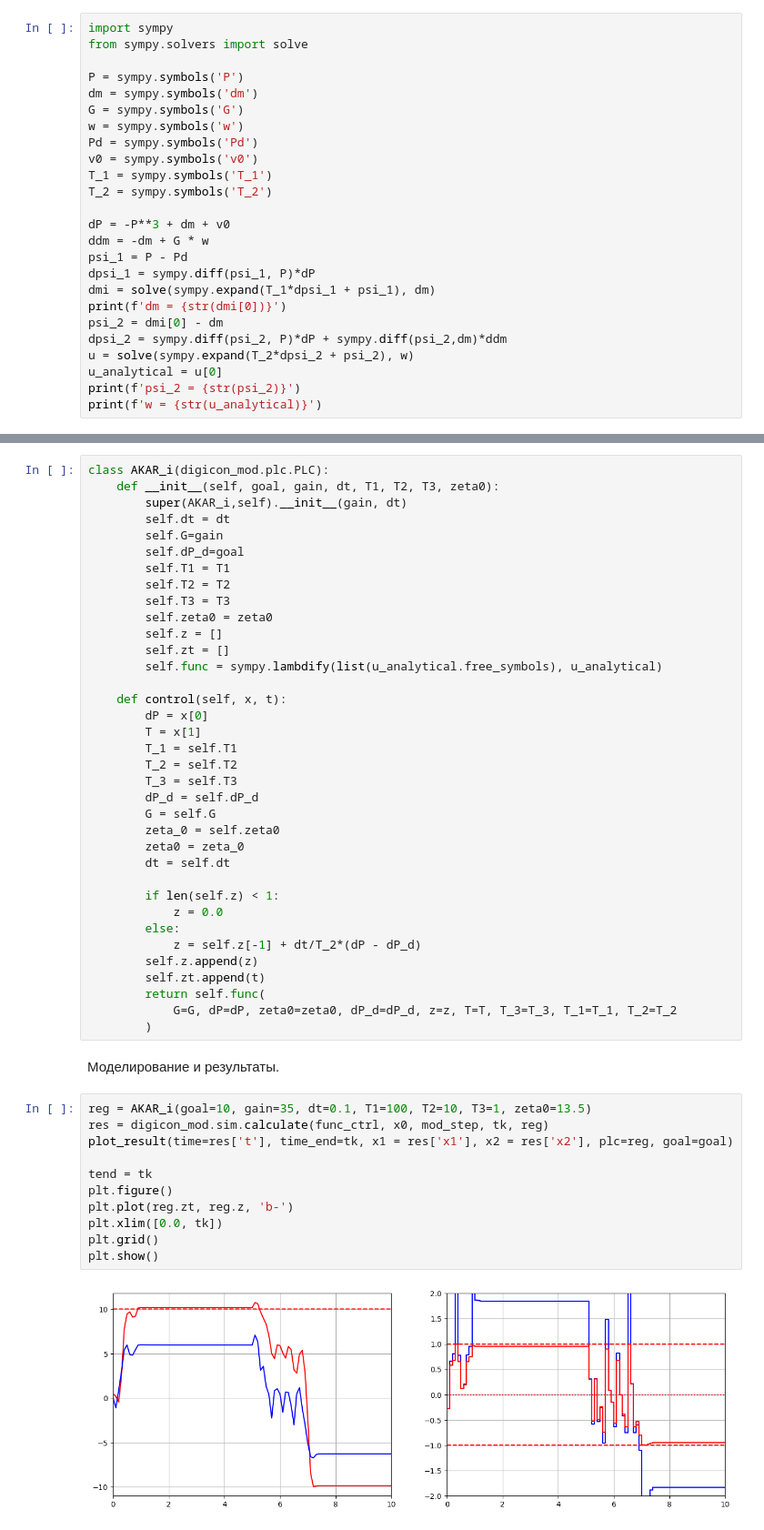
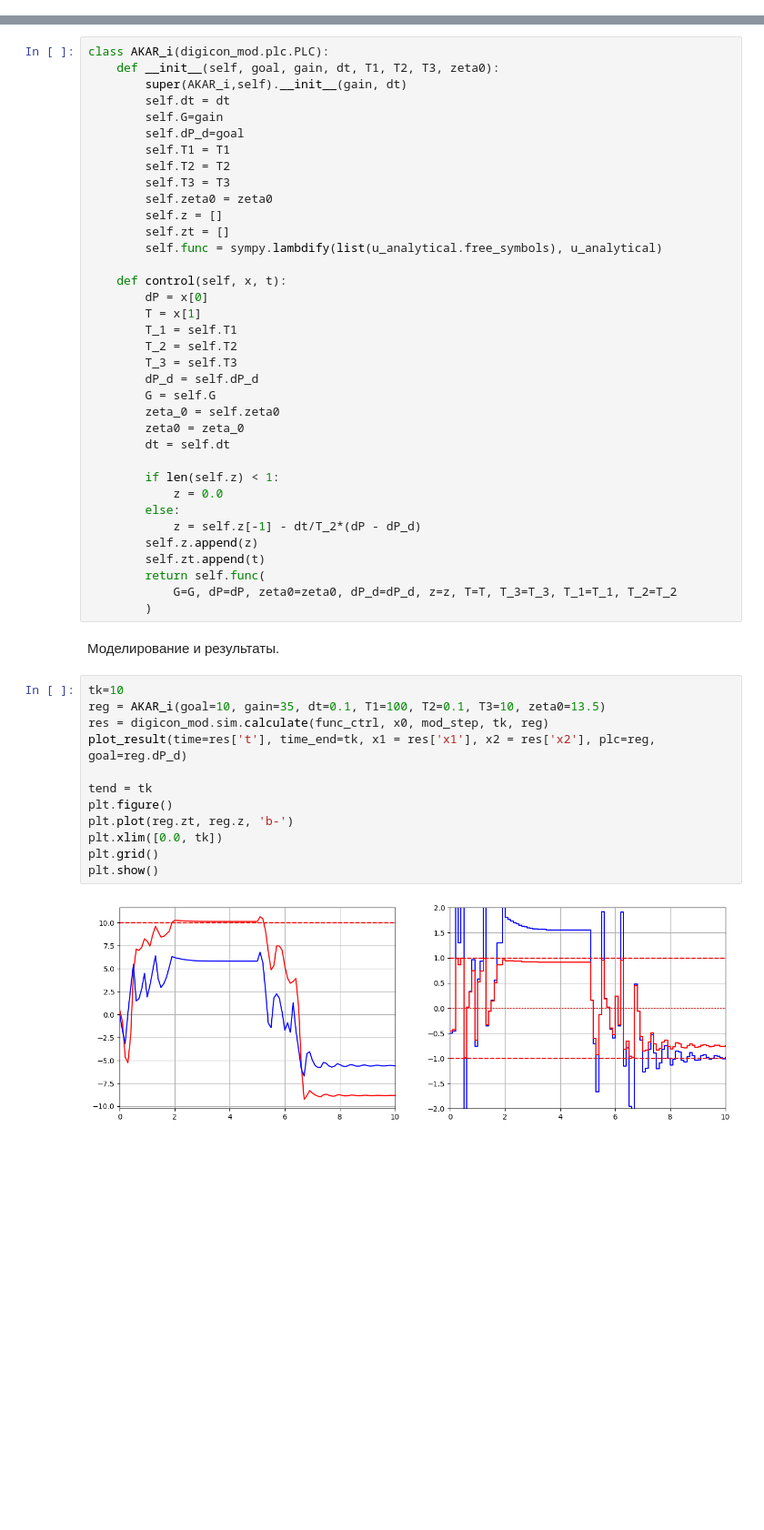
Before and after one commit to sanka-eu/nonlinear_and_adaptive_control_practice, a Jupyter notebook: lab2_akar.ipynb, the cells around one changed output, grey strips where cells are left out. Shown at 91% size. Drawn from its saved outputs; the diff is of its cells as text; blank space fills up the shorter version.

```diff
--- a/lab2_akar.ipynb
+++ b/lab2_akar.ipynb
@@ -103,25 +72,0 @@ $w=(-3 P^5 + 2 P^3 + 3 P^2 dm + 3 P^2 v(t) + 3 P^2 v_0 - P + Pd - dm - 2 v(t) -
-# %%
-import sympy
-from sympy.solvers import solve
-
-P = sympy.symbols('P')
-dm = sympy.symbols('dm')
-G = sympy.symbols('G')
-w = sympy.symbols('w')
-Pd = sympy.symbols('Pd')
-v0 = sympy.symbols('v0')
-T_1 = sympy.symbols('T_1')
-T_2 = sympy.symbols('T_2')
-
-dP = -P**3 + dm + v0
-ddm = -dm + G * w
-psi_1 = P - Pd
-dpsi_1 = sympy.diff(psi_1, P)*dP
-dmi = solve(sympy.expand(T_1*dpsi_1 + psi_1), dm)
-print(f'dm = {str(dmi[0])}')
-psi_2 = dmi[0] - dm
-dpsi_2 = sympy.diff(psi_2, P)*dP + sympy.diff(psi_2,dm)*ddm
-u = solve(sympy.expand(T_2*dpsi_2 + psi_2), w)
-u_analytical = u[0]
-print(f'psi_2 = {str(psi_2)}')
-print(f'w = {str(u_analytical)}')
@@ -328,7 +269,7 @@ class AKAR_i(digicon_mod.plc.PLC):
         if len(self.z) < 1:
             z = 0.0
         else:
-            z = self.z[-1] + dt/T_2*(dP - dP_d)
+            z = self.z[-1] - dt/T_2*(dP - dP_d)
         self.z.append(z)
         self.zt.append(t)
         return self.func(
@@ -337,15 +278,16 @@ class AKAR_i(digicon_mod.plc.PLC):
 # %% [markdown]
 Моделирование и результаты.
 # %%
-reg = AKAR_i(goal=10, gain=35, dt=0.1, T1=100, T2=10, T3=1, zeta0=13.5)
+tk=10
+reg = AKAR_i(goal=10, gain=35, dt=0.1, T1=100, T2=0.1, T3=10, zeta0=13.5)
 res = digicon_mod.sim.calculate(func_ctrl, x0, mod_step, tk, reg)
-plot_result(time=res['t'], time_end=tk, x1 = res['x1'], x2 = res['x2'], plc=reg, goal=goal)
+plot_result(time=res['t'], time_end=tk, x1 = res['x1'], x2 = res['x2'], plc=reg, goal=reg.dP_d)
 
 tend = tk
 plt.figure()
 plt.plot(reg.zt, reg.z, 'b-')
 plt.xlim([0.0, tk])
 plt.grid()
 plt.show()
 # %% [output]
-[figure, old version]
+[figure, new version]
```
Also changed, not shown: parts of 13 cells of this notebook.
